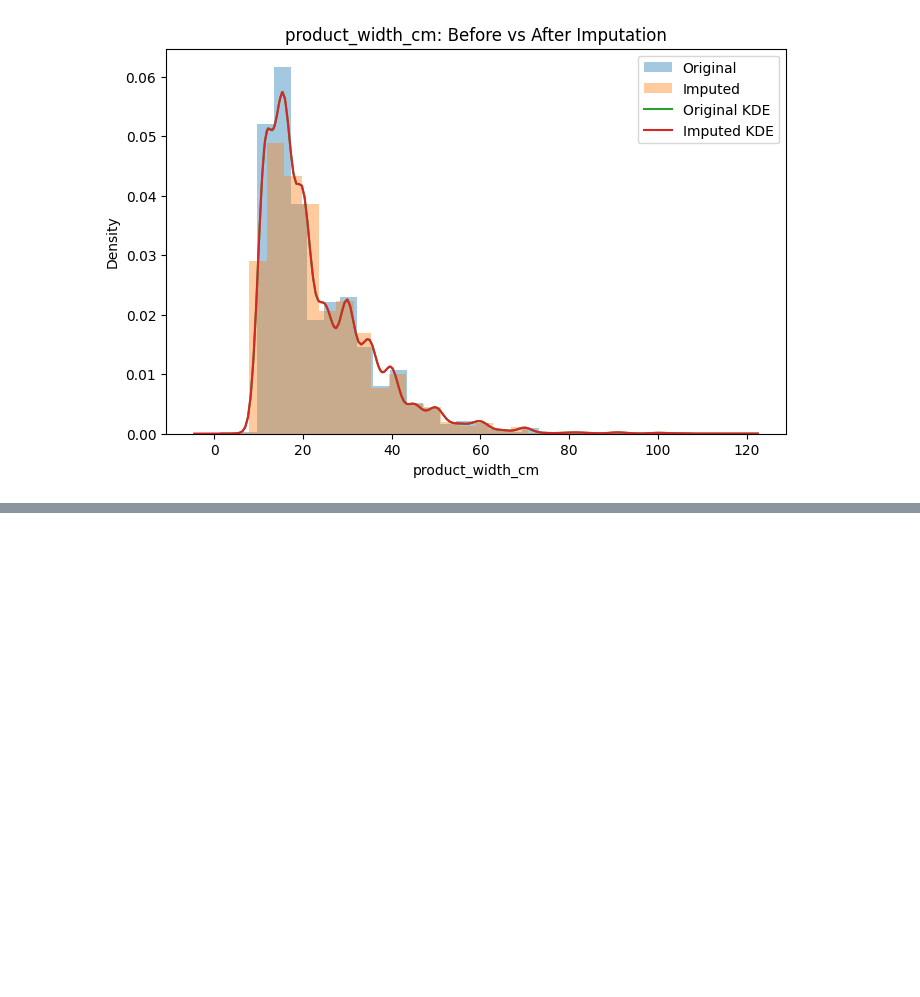
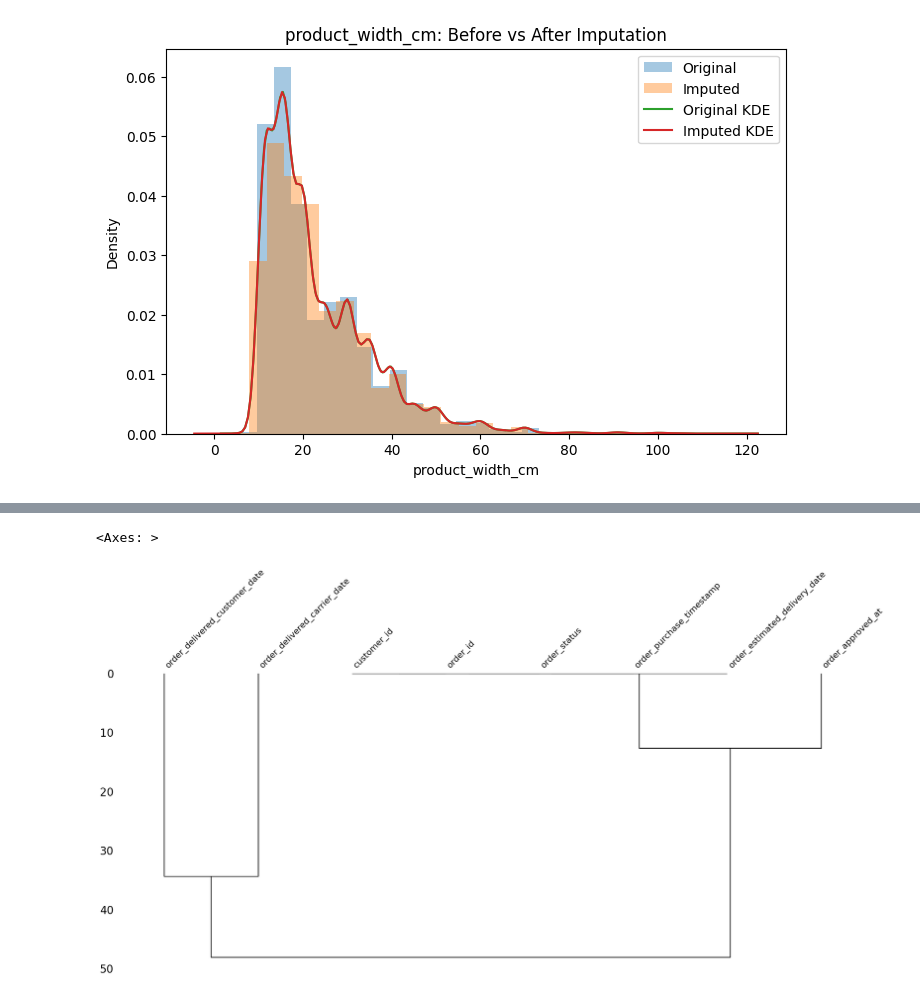
Before and after one commit to Avcuongy/data-mining-project, a Jupyter notebook: notebooks/2_cleaning.ipynb, the cells around one changed output, grey strips where cells are left out. Saved outputs shown, nothing was run; the diff lists cells and outputs as text; code cells hidden in the pictures; blank space fills up the shorter version.

```diff
--- a/notebooks/2_cleaning.ipynb
+++ b/notebooks/2_cleaning.ipynb
@@ -588,0 +804,5 @@ Imputed làm mượt histogram hơn, không làm lệch shape đáng kể.
+# %%
+msno.dendrogram(orders)
+# %% [output]
+<Axes: >
+[figure, added]
```
Also changed, not shown: parts of 34 cells of this notebook, 1 other file.
